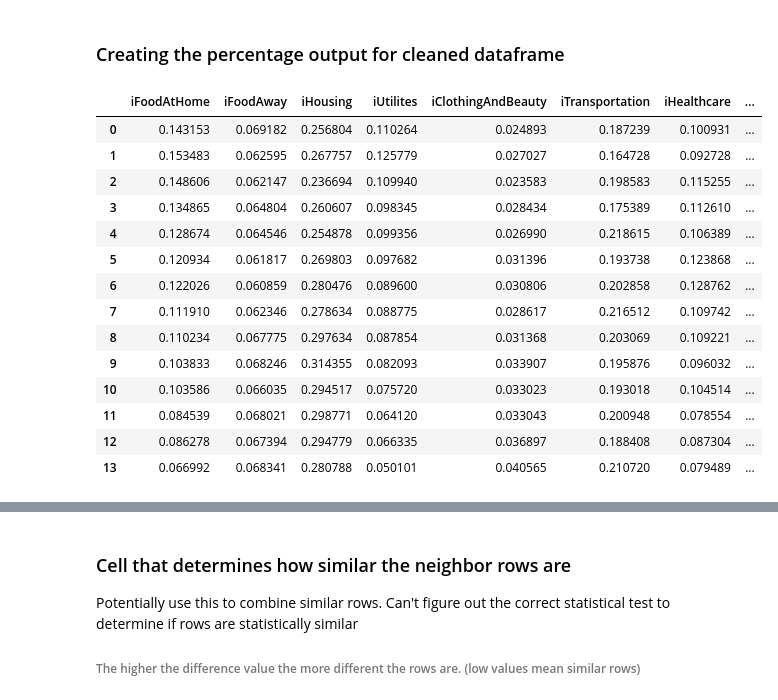
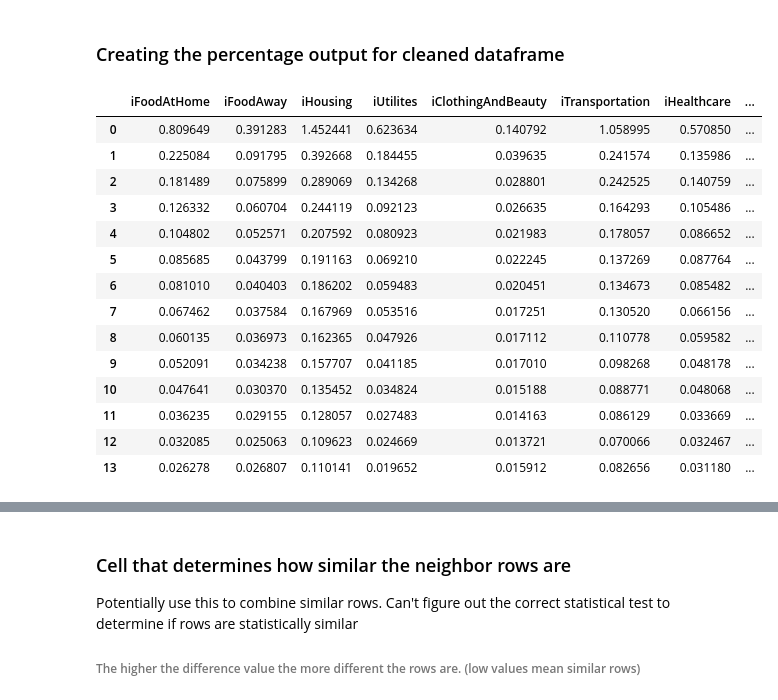
Before and after one commit to lunhuamao/BLS_Python_Analysis, a Jupyter notebook: plyntyPython.ipynb, the cells around one changed output, grey strips where cells are left out. Cells and saved outputs as stored; diff of their text form; code cells hidden in the pictures.

```diff
--- a/plyntyPython.ipynb
+++ b/plyntyPython.ipynb
@@ -202,7 +202,7 @@ fmliRecoded = binColumn(dataframe=fmliAge, toBinColumnName="FINCBTXM", binValues
 ### Adding the Income class colum to the ExpensesByNewID dataframe
 # %%
 # combining the fmli and iExpensesByNewID
-inclassExpenses = pd.merge(left=fmliRecoded[['NEWID','INCLASS']],right=iExpensesByNewID, on=['NEWID'])
+inclassExpenses = pd.merge(left=fmliRecoded[['NEWID','INCLASS','FINCBTXM']],right=iExpensesByNewID, on=['NEWID'])
 # %% [markdown]
 ### Averaging the expenditures based on incomebrackets
 # %%
@@ -221,8 +231,8 @@ inclassMedians = round(inclassExpenses.ix[:,inclassExpenses.columns != 'NEWID'].
 # creating new dataframe for the percentages that only includes the plynty categories
 percentages = inclassAverages.loc[:,rollupNames[1:]]
 for column in rollupNames[1:]:
-    percentages[column] = inclassAverages[column]/inclassAverages.iTotalExp
-
+    percentages[column] = inclassAverages[column]/inclassAverages.FINCBTXM
+percentages['ExpInc'] = inclassAverages['iTotalExp']/inclassAverages['FINCBTXM']
 percentages
 # %% [output]
 |  | iFoodAtHome | iFoodAway | iHousing | iUtilites | iClothingAndBeauty | iTransportation | iHealthcare | ... |
@@ -245,12 +252,0 @@ percentages
-# %%
-# creating new dataframe for the percentages that only includes the plynty categories
-percentagesM = inclassMedians.loc[:,rollupNames[1:]]
-for row in range(len(percentagesM)):
-    # creating the row total for "row"
-    rowTotal = percentagesM.loc[row,percentagesM.columns != 'iTotalExp'].sum()
-    # replacing each element with the percent
-    for column in rollupNames[1:]:
-        percentagesM.loc[row,column] = percentagesM.loc[row,column]/rowTotal
-
-# dataframe that contains the percentages for medians
-percentagesM
@@ -410,25 +439,25 @@ plt.show()
 # %%
 # creating percentage outputs for cleaned dataframe
 inclassCleanAverages = round(clean1.ix[: ,clean1.columns != 'NEWID'].groupby(['INCLASS'],as_index=False).mean(),2)
-
 # creating new dataframe for the percentages that only includes the plynty categories
 cleanPercentages = inclassCleanAverages.loc[:,rollupNames[1:]]
 for column in rollupNames[1:]:
-    cleanPercentages[column] = inclassCleanAverages[column]/inclassCleanAverages.iTotalExp
+    cleanPercentages[column] = inclassCleanAverages[column]/inclassCleanAverages.FINCBTXM
+cleanPercentages['ExpInc'] = inclassCleanAverages['iTotalExp']/inclassCleanAverages['FINCBTXM']
 cleanPercentages
 # %% [output]
 |  | iFoodAtHome | iFoodAway | iHousing | iUtilites | iClothingAndBeauty | iTransportation | iHealthcare | ... |
-| 0 | 0.143153 | 0.069182 | 0.256804 | 0.110264 | 0.024893 | 0.187239 | 0.100931 | ... |
-| 1 | 0.153483 | 0.062595 | 0.267757 | 0.125779 | 0.027027 | 0.164728 | 0.092728 | ... |
-| 2 | 0.148606 | 0.062147 | 0.236694 | 0.109940 | 0.023583 | 0.198583 | 0.115255 | ... |
-| 3 | 0.134865 | 0.064804 | 0.260607 | 0.098345 | 0.028434 | 0.175389 | 0.112610 | ... |
-| 4 | 0.128674 | 0.064546 | 0.254878 | 0.099356 | 0.026990 | 0.218615 | 0.106389 | ... |
-| 5 | 0.120934 | 0.061817 | 0.269803 | 0.097682 | 0.031396 | 0.193738 | 0.123868 | ... |
-| 6 | 0.122026 | 0.060859 | 0.280476 | 0.089600 | 0.030806 | 0.202858 | 0.128762 | ... |
-| 7 | 0.111910 | 0.062346 | 0.278634 | 0.088775 | 0.028617 | 0.216512 | 0.109742 | ... |
-| 8 | 0.110234 | 0.067775 | 0.297634 | 0.087854 | 0.031368 | 0.203069 | 0.109221 | ... |
-| 9 | 0.103833 | 0.068246 | 0.314355 | 0.082093 | 0.033907 | 0.195876 | 0.096032 | ... |
-| 10 | 0.103586 | 0.066035 | 0.294517 | 0.075720 | 0.033023 | 0.193018 | 0.104514 | ... |
-| 11 | 0.084539 | 0.068021 | 0.298771 | 0.064120 | 0.033043 | 0.200948 | 0.078554 | ... |
-| 12 | 0.086278 | 0.067394 | 0.294779 | 0.066335 | 0.036897 | 0.188408 | 0.087304 | ... |
-| 13 | 0.066992 | 0.068341 | 0.280788 | 0.050101 | 0.040565 | 0.210720 | 0.079489 | ... |
+| 0 | 0.809649 | 0.391283 | 1.452441 | 0.623634 | 0.140792 | 1.058995 | 0.570850 | ... |
+| 1 | 0.225084 | 0.091795 | 0.392668 | 0.184455 | 0.039635 | 0.241574 | 0.135986 | ... |
+| 2 | 0.181489 | 0.075899 | 0.289069 | 0.134268 | 0.028801 | 0.242525 | 0.140759 | ... |
+| 3 | 0.126332 | 0.060704 | 0.244119 | 0.092123 | 0.026635 | 0.164293 | 0.105486 | ... |
+| 4 | 0.104802 | 0.052571 | 0.207592 | 0.080923 | 0.021983 | 0.178057 | 0.086652 | ... |
+| 5 | 0.085685 | 0.043799 | 0.191163 | 0.069210 | 0.022245 | 0.137269 | 0.087764 | ... |
+| 6 | 0.081010 | 0.040403 | 0.186202 | 0.059483 | 0.020451 | 0.134673 | 0.085482 | ... |
+| 7 | 0.067462 | 0.037584 | 0.167969 | 0.053516 | 0.017251 | 0.130520 | 0.066156 | ... |
+| 8 | 0.060135 | 0.036973 | 0.162365 | 0.047926 | 0.017112 | 0.110778 | 0.059582 | ... |
+| 9 | 0.052091 | 0.034238 | 0.157707 | 0.041185 | 0.017010 | 0.098268 | 0.048178 | ... |
+| 10 | 0.047641 | 0.030370 | 0.135452 | 0.034824 | 0.015188 | 0.088771 | 0.048068 | ... |
+| 11 | 0.036235 | 0.029155 | 0.128057 | 0.027483 | 0.014163 | 0.086129 | 0.033669 | ... |
+| 12 | 0.032085 | 0.025063 | 0.109623 | 0.024669 | 0.013721 | 0.070066 | 0.032467 | ... |
+| 13 | 0.026278 | 0.026807 | 0.110141 | 0.019652 | 0.015912 | 0.082656 | 0.031180 | ... |
```
Also changed, not shown: parts of 17 cells of this notebook.
